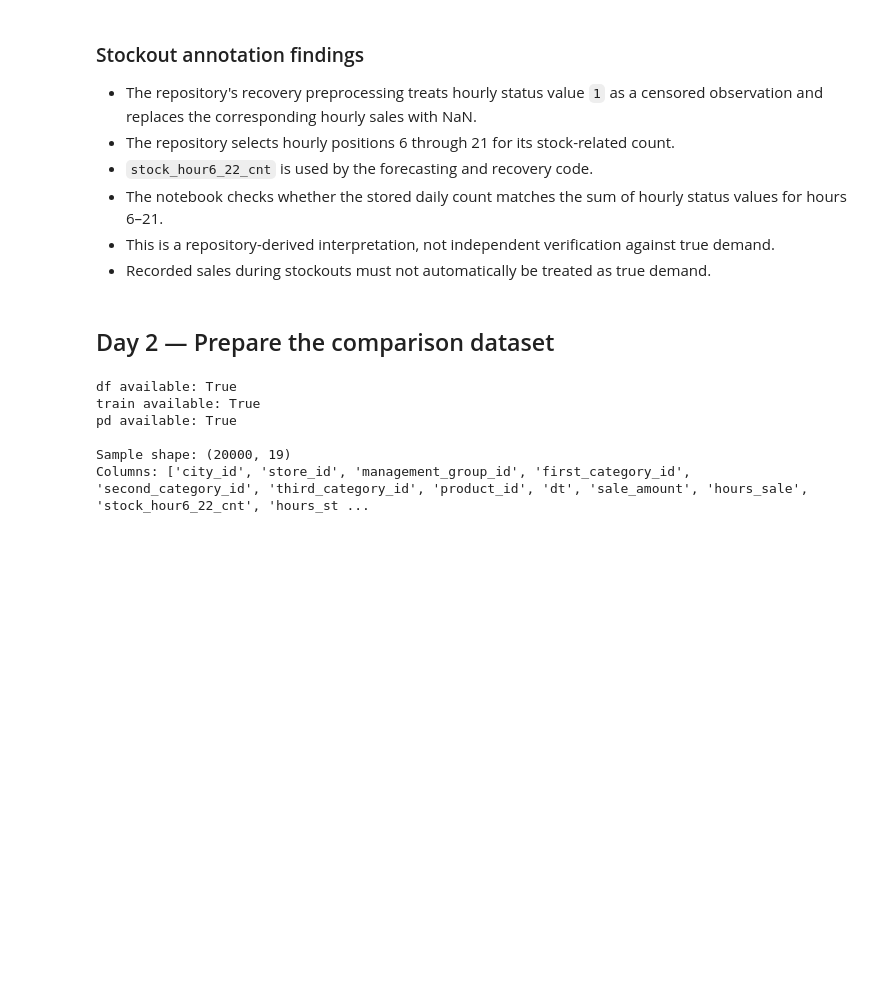
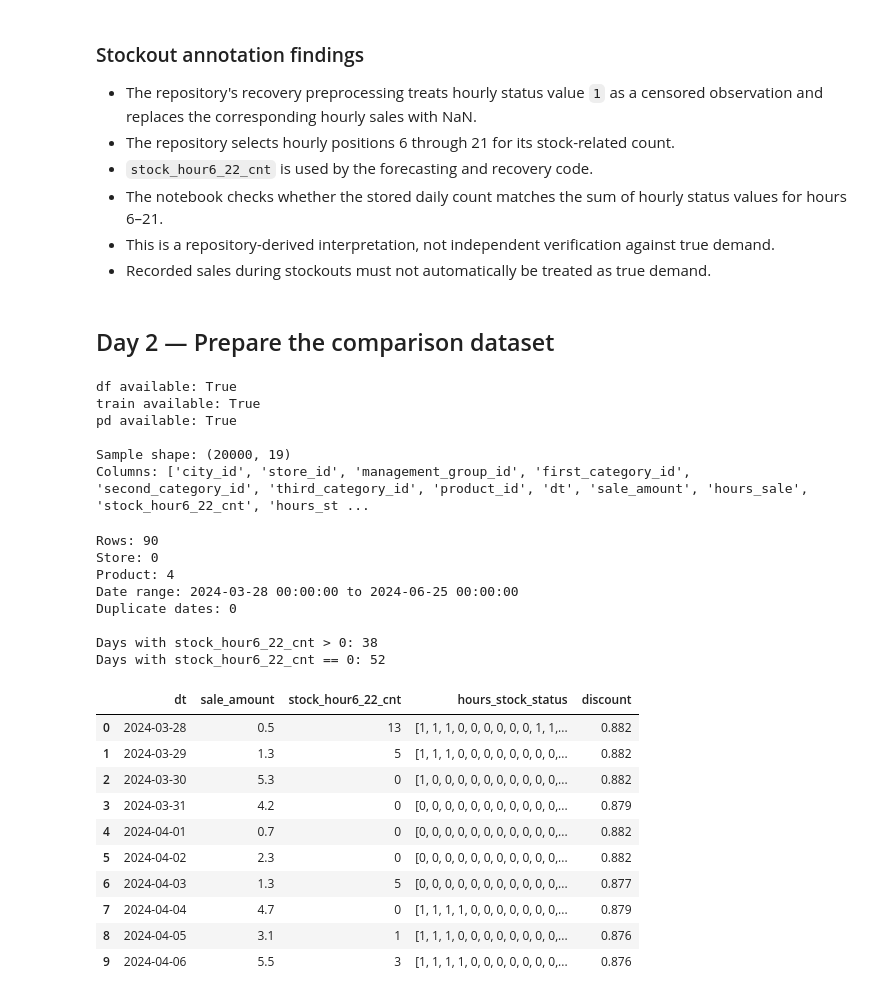
Before and after one commit to siddhivdash/frn-50k-baseline, a Jupyter notebook: day1_data_exploration.ipynb, the cells around one changed output. Drawn from its saved outputs; the diff is of its cells as text; code cells hidden in the pictures; blank space fills up the shorter version.

```diff
--- a/day1_data_exploration.ipynb
+++ b/day1_data_exploration.ipynb
@@ -645,3 +645,53 @@ pd available: True
 
 Sample shape: (20000, 19)
 Columns: ['city_id', 'store_id', 'management_group_id', 'first_category_id', 'second_category_id', 'third_category_id', 'product_id', 'dt', 'sale_amount', 'hours_sale', 'stock_hour6_22_cnt', 'hours_st ...
+# %%
+
+# Reuse the same store-product series from Day 1.
+series = df[
+    (df["store_id"] == 0) &
+    (df["product_id"] == 4)
+].copy()
+
+series["dt"] = pd.to_datetime(series["dt"])
+series = series.sort_values("dt").reset_index(drop=True)
+
+print("Rows:", len(series))
+print("Store:", series["store_id"].iloc[0])
+print("Product:", series["product_id"].iloc[0])
+print("Date range:", series["dt"].min(), "to", series["dt"].max())
+print("Duplicate dates:", series["dt"].duplicated().sum())
+
+# Repository code uses status value 1 as a censored/masked hour.
+# Check the corresponding daily stock count for this series.
+print("\nDays with stock_hour6_22_cnt > 0:",
+      (series["stock_hour6_22_cnt"] > 0).sum())
+print("Days with stock_hour6_22_cnt == 0:",
+      (series["stock_hour6_22_cnt"] == 0).sum())
+
+display(
+    series[[
+        "dt", "sale_amount", "stock_hour6_22_cnt",
+        "hours_stock_status", "discount"
+    ]].head(10)
+)
+# %% [output]
+Rows: 90
+Store: 0
+Product: 4
+Date range: 2024-03-28 00:00:00 to 2024-06-25 00:00:00
+Duplicate dates: 0
+
+Days with stock_hour6_22_cnt > 0: 38
+Days with stock_hour6_22_cnt == 0: 52
+|  | dt | sale_amount | stock_hour6_22_cnt | hours_stock_status | discount |
+| 0 | 2024-03-28 | 0.5 | 13 | [1, 1, 1, 0, 0, 0, 0, 0, 0, 1, 1,... | 0.882 |
+| 1 | 2024-03-29 | 1.3 | 5 | [1, 1, 1, 0, 0, 0, 0, 0, 0, 0, 0,... | 0.882 |
+| 2 | 2024-03-30 | 5.3 | 0 | [1, 0, 0, 0, 0, 0, 0, 0, 0, 0, 0,... | 0.882 |
+| 3 | 2024-03-31 | 4.2 | 0 | [0, 0, 0, 0, 0, 0, 0, 0, 0, 0, 0,... | 0.879 |
+| 4 | 2024-04-01 | 0.7 | 0 | [0, 0, 0, 0, 0, 0, 0, 0, 0, 0, 0,... | 0.882 |
+| 5 | 2024-04-02 | 2.3 | 0 | [0, 0, 0, 0, 0, 0, 0, 0, 0, 0, 0,... | 0.882 |
+| 6 | 2024-04-03 | 1.3 | 5 | [0, 0, 0, 0, 0, 0, 0, 0, 0, 0, 0,... | 0.877 |
+| 7 | 2024-04-04 | 4.7 | 0 | [1, 1, 1, 1, 0, 0, 0, 0, 0, 0, 0,... | 0.879 |
+| 8 | 2024-04-05 | 3.1 | 1 | [1, 1, 1, 0, 0, 0, 0, 0, 0, 0, 0,... | 0.876 |
+| 9 | 2024-04-06 | 5.5 | 3 | [1, 1, 1, 1, 0, 0, 0, 0, 0, 0, 0,... | 0.876 |
```
Also changed, not shown: parts of 4 cells of this notebook, 2 other files.
